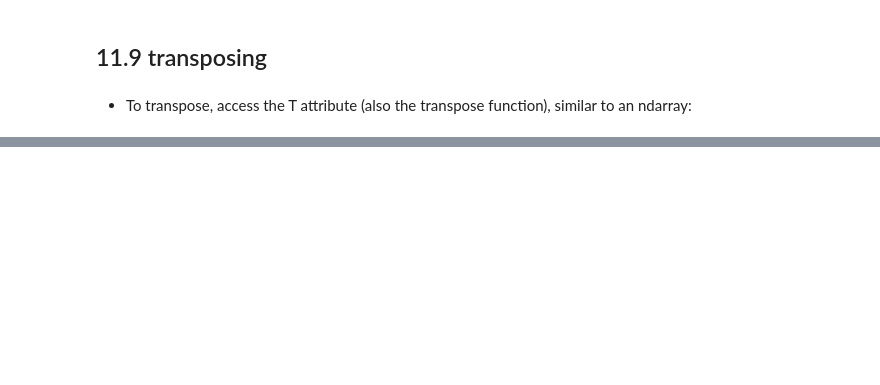
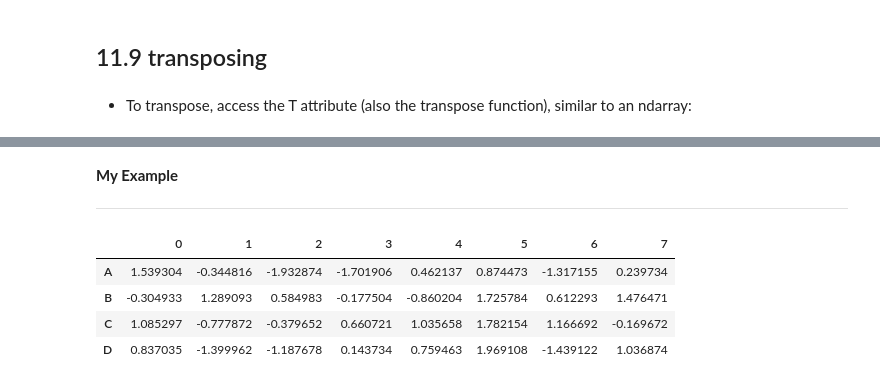
Before and after one commit to rdezwart/Week1-Introduction_to_Python, a Jupyter notebook: Introduction_to_Python.ipynb, the cells around one changed output, grey strips where cells are left out. Saved outputs shown, nothing was run; the diff lists cells and outputs as text; code cells hidden in the pictures; blank space fills up the shorter version.

```diff
--- a/Introduction_to_Python.ipynb
+++ b/Introduction_to_Python.ipynb
@@ -2338,0 +2523,16 @@ df[:4].T
+# %% [markdown]
+**My Example**
+
+---
+# %%
+# Create data frame
+my_frame = pd.DataFrame(np.random.randn(8, 4), columns=list("ABCD"))
+
+# Display the transposed version
+my_frame.T
+# %% [output]
+|  | 0 | 1 | 2 | 3 | 4 | 5 | 6 | 7 |
+| A | 1.539304 | -0.344816 | -1.932874 | -1.701906 | 0.462137 | 0.874473 | -1.317155 | 0.239734 |
+| B | -0.304933 | 1.289093 | 0.584983 | -0.177504 | -0.860204 | 1.725784 | 0.612293 | 1.476471 |
+| C | 1.085297 | -0.777872 | -0.379652 | 0.660721 | 1.035658 | 1.782154 | 1.166692 | -0.169672 |
+| D | 0.837035 | -1.399962 | -1.187678 | 0.143734 | 0.759463 | 1.969108 | -1.439122 | 1.036874 |
```
Also changed, not shown: parts of 25 cells of this notebook.
